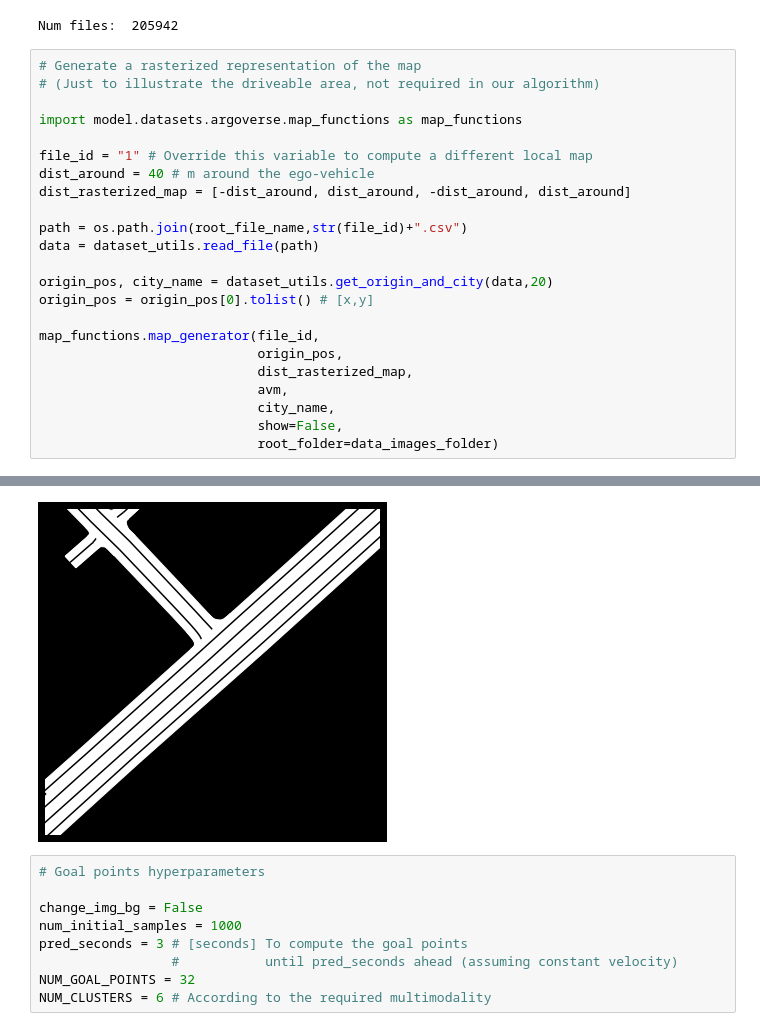
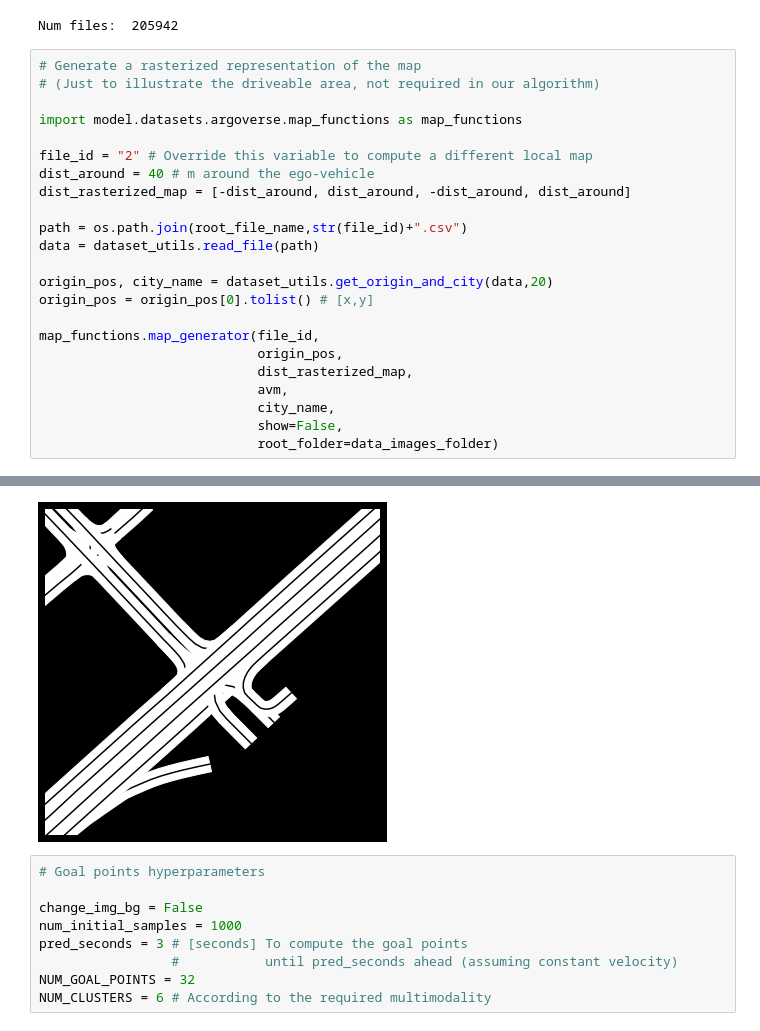
Before and after one commit to Cram3r95/mapfe4mp, a Jupyter notebook: evaluate/argoverse/test_goal_points_heatmap.ipynb, the cells around one changed output, grey strips where cells are left out. Saved outputs shown, nothing was run; the diff lists cells and outputs as text.

```diff
--- a/evaluate/argoverse/test_goal_points_heatmap.ipynb
+++ b/evaluate/argoverse/test_goal_points_heatmap.ipynb
@@ -50,7 +50,7 @@ Num files:  205942
 
 import model.datasets.argoverse.map_functions as map_functions
 
-file_id = "1" # Override this variable to compute a different local map
+file_id = "2" # Override this variable to compute a different local map
 dist_around = 40 # m around the ego-vehicle
 dist_rasterized_map = [-dist_around, dist_around, -dist_around, dist_around]
 
@@ -58,34 +58,34 @@ path = os.path.join(root_file_name,str(file_id)+".csv")
 data = dataset_utils.read_file(path)
 
 origin_pos, city_name = dataset_utils.get_origin_and_city(data,20)
 origin_pos = origin_pos[0].tolist() # [x,y]
 
 map_functions.map_generator(file_id,
                             origin_pos,
                             dist_rasterized_map,
                             avm,
                             city_name,
                             show=False,
                             root_folder=data_images_folder)
 # %% [output]
 DEBUG:matplotlib.pyplot:Loaded backend module://matplotlib_inline.backend_inline version unknown.
 DEBUG:matplotlib.pyplot:Loaded backend module://matplotlib_inline.backend_inline version unknown.
 DEBUG:matplotlib.font_manager:findfont: Matching sans\-serif:style=normal:variant=normal:weight=normal:stretch=normal:size=10.0.
 DEBUG:matplotlib.font_manager:findfont: score(FontEntry(fname='/home/denso/anaconda3/envs/carlos_efficient-goals-motion-prediction/lib/python3.8/site-packages/matplotlib/mpl-data/fonts/ttf/DejaVuSans- ...
 DEBUG:matplotlib.font_manager:findfont: score(FontEntry(fname='/home/denso/anaconda3/envs/carlos_efficient-goals-motion-prediction/lib/python3.8/site-packages/matplotlib/mpl-data/fonts/ttf/cmtt10.ttf' ...
 DEBUG:matplotlib.font_manager:findfont: score(FontEntry(fname='/home/denso/anaconda3/envs/carlos_efficient-goals-motion-prediction/lib/python3.8/site-packages/matplotlib/mpl-data/fonts/ttf/cmmi10.ttf' ...
 DEBUG:matplotlib.font_manager:findfont: score(FontEntry(fname='/home/denso/anaconda3/envs/carlos_efficient-goals-motion-prediction/lib/python3.8/site-packages/matplotlib/mpl-data/fonts/ttf/STIXSizTwoS ...
 DEBUG:matplotlib.font_manager:findfont: score(FontEntry(fname='/home/denso/anaconda3/envs/carlos_efficient-goals-motion-prediction/lib/python3.8/site-packages/matplotlib/mpl-data/fonts/ttf/cmb10.ttf', ...
 DEBUG:matplotlib.font_manager:findfont: score(FontEntry(fname='/home/denso/anaconda3/envs/carlos_efficient-goals-motion-prediction/lib/python3.8/site-packages/matplotlib/mpl-data/fonts/ttf/DejaVuSerif ...
 DEBUG:matplotlib.font_manager:findfont: score(FontEntry(fname='/home/denso/anaconda3/envs/carlos_efficient-goals-motion-prediction/lib/python3.8/site-packages/matplotlib/mpl-data/fonts/ttf/STIXSizOneS ...
 DEBUG:matplotlib.font_manager:findfont: score(FontEntry(fname='/home/denso/anaconda3/envs/carlos_efficient-goals-motion-prediction/lib/python3.8/site-packages/matplotlib/mpl-data/fonts/ttf/STIXGeneral ...
 DEBUG:matplotlib.font_manager:findfont: score(FontEntry(fname='/home/denso/anaconda3/envs/carlos_efficient-goals-motion-prediction/lib/python3.8/site-packages/matplotlib/mpl-data/fonts/ttf/cmex10.ttf' ...
 ... (276 lines left out)
 DEBUG:matplotlib.font_manager:findfont: score(FontEntry(fname='/usr/share/fonts/truetype/liberation/LiberationMono-Regular.ttf', name='Liberation Mono', style='normal', variant='normal', weight=400, s ...
 DEBUG:matplotlib.font_manager:findfont: score(FontEntry(fname='/usr/share/fonts/truetype/freefont/FreeSansOblique.ttf', name='FreeSans', style='oblique', variant='normal', weight=400, stretch='normal' ...
 DEBUG:matplotlib.font_manager:findfont: score(FontEntry(fname='/usr/share/fonts/opentype/stix/STIXSizeOneSym-Regular.otf', name='STIXSizeOneSym', style='normal', variant='normal', weight=400, stretch= ...
 DEBUG:matplotlib.font_manager:findfont: Matching sans\-serif:style=normal:variant=normal:weight=normal:stretch=normal:size=10.0 to DejaVu Sans ('/home/denso/anaconda3/envs/carlos_efficient-goals-motio ...
-[figure, old version]
+[figure, new version]
 # %%
 # Goal points hyperparameters
 
```
Also changed, not shown: 7 other files.
